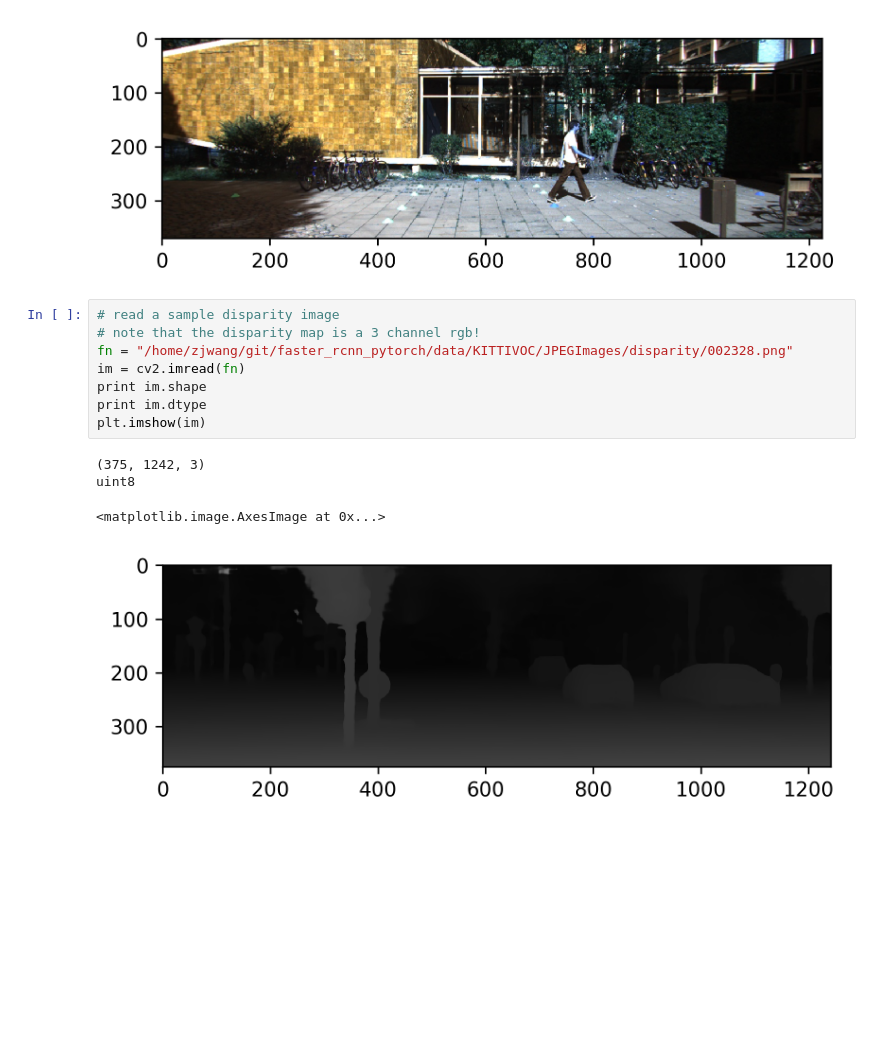
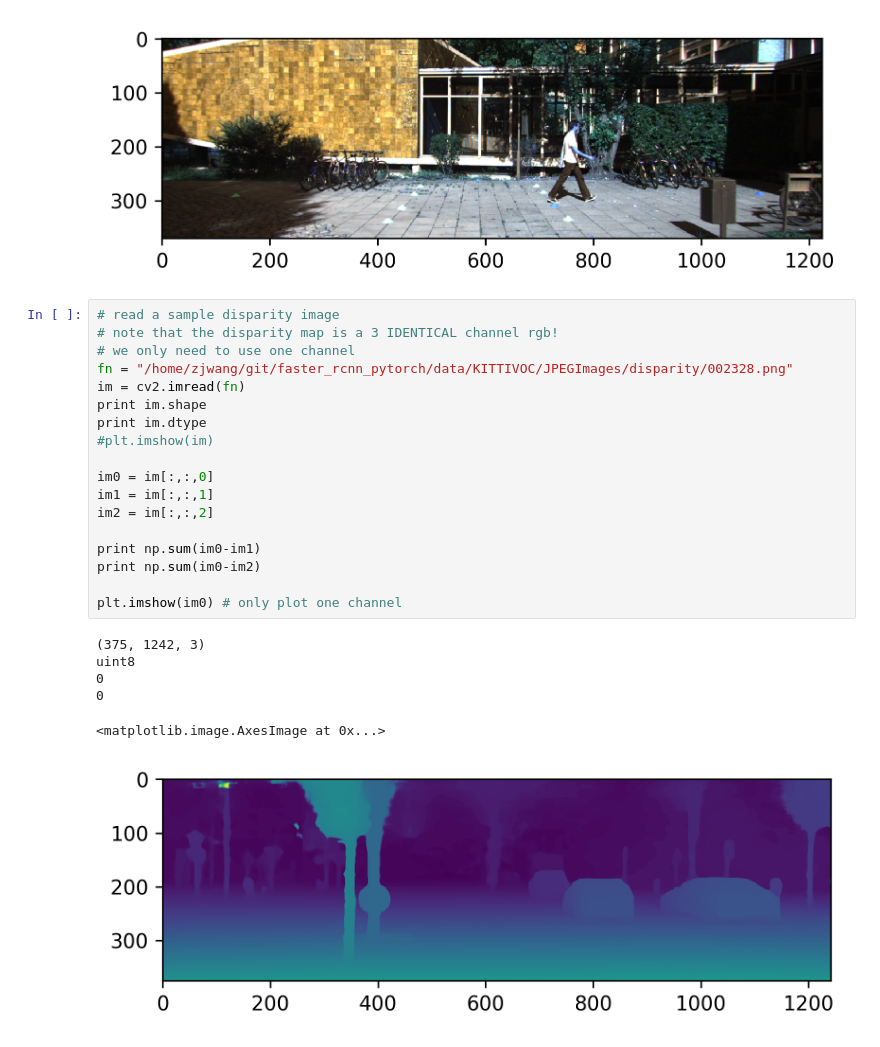
Before and after one commit to princeward/faster_rcnn_pytorch, a Jupyter notebook: data_load_test.ipynb, the cells around one changed output. Drawn from its saved outputs; the diff is of its cells as text; blank space fills up the shorter version.

```diff
--- a/data_load_test.ipynb
+++ b/data_load_test.ipynb
@@ -97,14 +99,26 @@ plt.imshow(im)
 [figure]
 # %%
 # read a sample disparity image
-# note that the disparity map is a 3 channel rgb!
+# note that the disparity map is a 3 IDENTICAL channel rgb!
+# we only need to use one channel
 fn = "/home/zjwang/git/faster_rcnn_pytorch/data/KITTIVOC/JPEGImages/disparity/002328.png"
 im = cv2.imread(fn)
 print im.shape
 print im.dtype
-plt.imshow(im)
+#plt.imshow(im)
+
+im0 = im[:,:,0]
+im1 = im[:,:,1]
+im2 = im[:,:,2]
+
+print np.sum(im0-im1)
+print np.sum(im0-im2)
+
+plt.imshow(im0) # only plot one channel
 # %% [output]
 (375, 1242, 3)
 uint8
+0
+0
 <matplotlib.image.AxesImage at 0x...>
-[figure, old version]
+[figure, new version]
```
Also changed, not shown: parts of 4 cells of this notebook, 2 other files.
